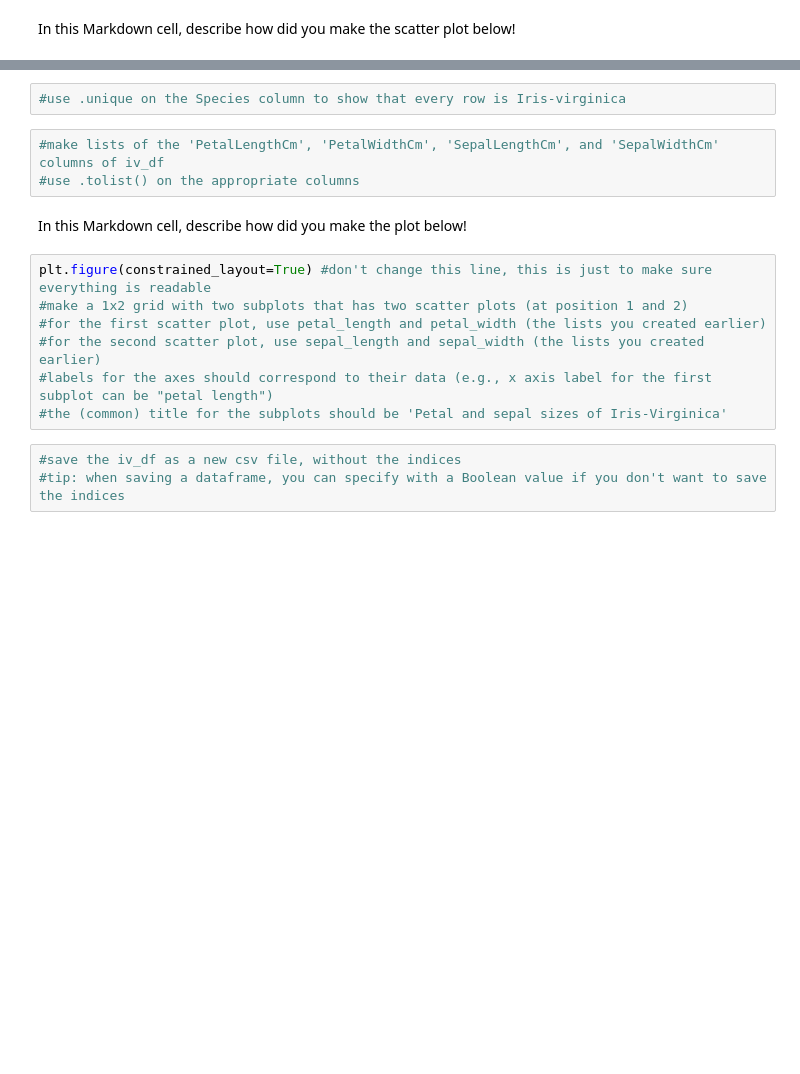
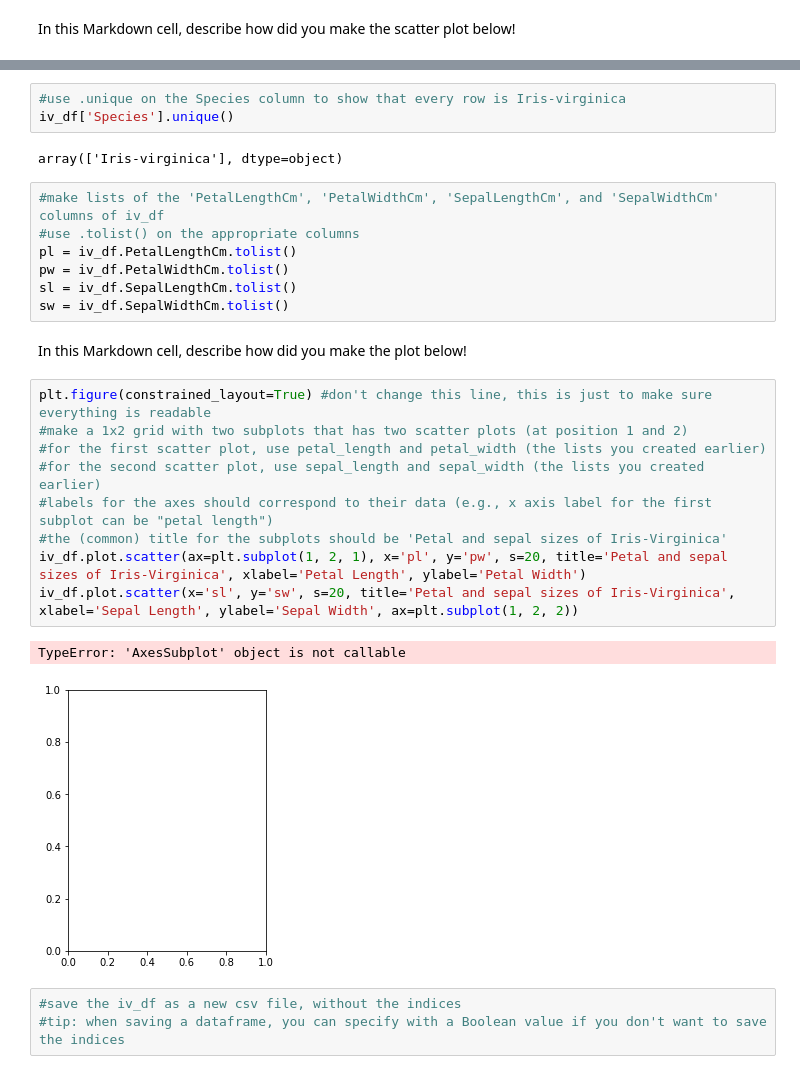
Before and after one commit to khoozinho/Ritsumei-35405, a Jupyter notebook: Week 12/121_exercise.ipynb, the cells around one changed output, grey strips where cells are left out. Drawn from its saved outputs; the diff is of its cells as text; blank space fills up the shorter version.

```diff
--- a/Week 12/121_exercise.ipynb
+++ b/Week 12/121_exercise.ipynb
@@ -105,17 +110,29 @@ iv_df.head()
 # %%
 #use .unique on the Species column to show that every row is Iris-virginica
+iv_df['Species'].unique()
+# %% [output]
+array(['Iris-virginica'], dtype=object)
 # %%
 #make lists of the 'PetalLengthCm', 'PetalWidthCm', 'SepalLengthCm', and 'SepalWidthCm' columns of iv_df
 #use .tolist() on the appropriate columns
+pl = iv_df.PetalLengthCm.tolist()
+pw = iv_df.PetalWidthCm.tolist()
+sl = iv_df.SepalLengthCm.tolist()
+sw = iv_df.SepalWidthCm.tolist()
 # %% [markdown]
 In this Markdown cell, describe how did you make the plot below!
 # %%
 plt.figure(constrained_layout=True) #don't change this line, this is just to make sure everything is readable
 #make a 1x2 grid with two subplots that has two scatter plots (at position 1 and 2)
 #for the first scatter plot, use petal_length and petal_width (the lists you created earlier)
 #for the second scatter plot, use sepal_length and sepal_width (the lists you created earlier)
 #labels for the axes should correspond to their data (e.g., x axis label for the first subplot can be "petal length")
 #the (common) title for the subplots should be 'Petal and sepal sizes of Iris-Virginica'
+iv_df.plot.scatter(ax=plt.subplot(1, 2, 1), x='pl', y='pw', s=20, title='Petal and sepal sizes of Iris-Virginica', xlabel='Petal Length', ylabel='Petal Width')
+iv_df.plot.scatter(x='sl', y='sw', s=20, title='Petal and sepal sizes of Iris-Virginica', xlabel='Sepal Length', ylabel='Sepal Width', ax=plt.subplot(1, 2, 2))
+# %% [output]
+TypeError: 'AxesSubplot' object is not callable
+[figure, added]
 # %%
 #save the iv_df as a new csv file, without the indices
 #tip: when saving a dataframe, you can specify with a Boolean value if you don't want to save the indices
```
Also changed, not shown: parts of 5 cells of this notebook.
